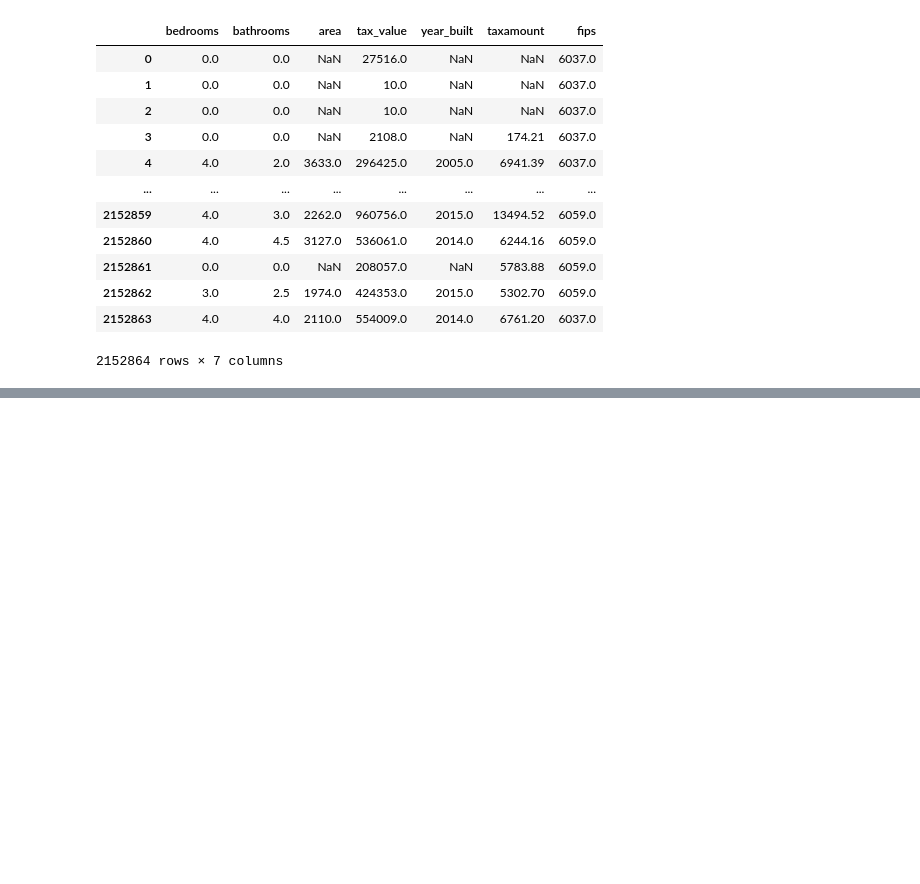
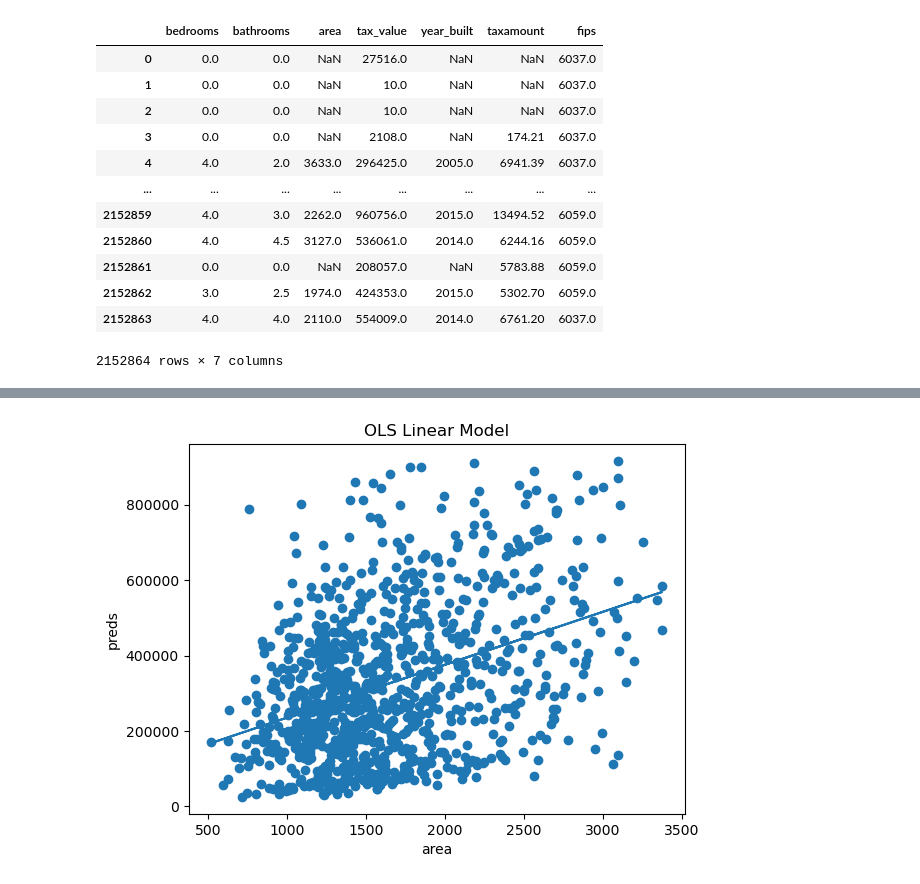
Before and after one commit to gabecavazos/regression-exercises, a Jupyter notebook: Evaluate.ipynb, the cells around one changed output, grey strips where cells are left out. Drawn from its saved outputs; the diff is of its cells as text; code cells hidden in the pictures; blank space fills up the shorter version.

```diff
--- a/Evaluate.ipynb
+++ b/Evaluate.ipynb
@@ -85,0 +104,21 @@ array([265988.49835076, 415463.27088944, 342544.71481692, 437454.581451  ,
+# %%
+#resdiuals and baselines into df
+trainsamp1['baseline'] = trainsamp1['tax_value'].mean()
+trainsamp1['lr1_model_preds'] = lr1.predict(trainsamp1[['area']])
+trainsamp1['residual'] = trainsamp1['lr1_model_preds'] - trainsamp1['tax_value']
+trainsamp1['baseline_residual'] = trainsamp1['baseline'] - trainsamp1['tax_value']
+trainsamp1['baseline_residual_2'] = trainsamp1.baseline_residual**2
+trainsamp1['residual_2']= trainsamp1.residual**2
+# %%
+#get rid of everything we don't need
+trainsamp1.drop(columns=['bedrooms', 'bathrooms', 'year_built','fips'], inplace=True)
+# %%
+#plot OLS
+plt.scatter(trainsamp1.area,trainsamp1.tax_value)
+plt.plot(trainsamp1.area, trainsamp1.lr1_model_preds)
+plt.xlabel('area')
+plt.ylabel('preds')
+plt.title('OLS Linear Model')
+plt.show()
+# %% [output]
+[figure, added]
```
Also changed, not shown: parts of 26 cells of this notebook, 5 other files.
